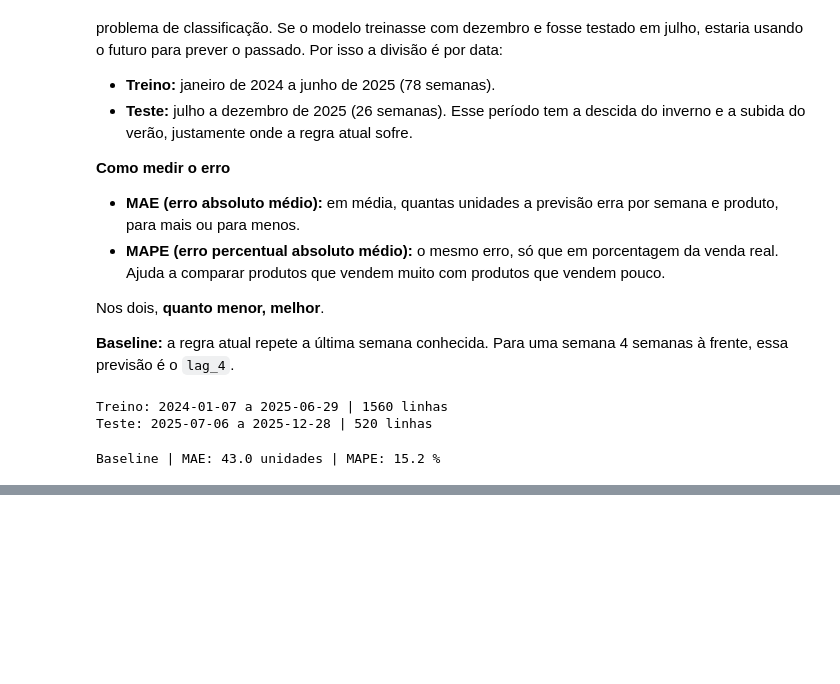
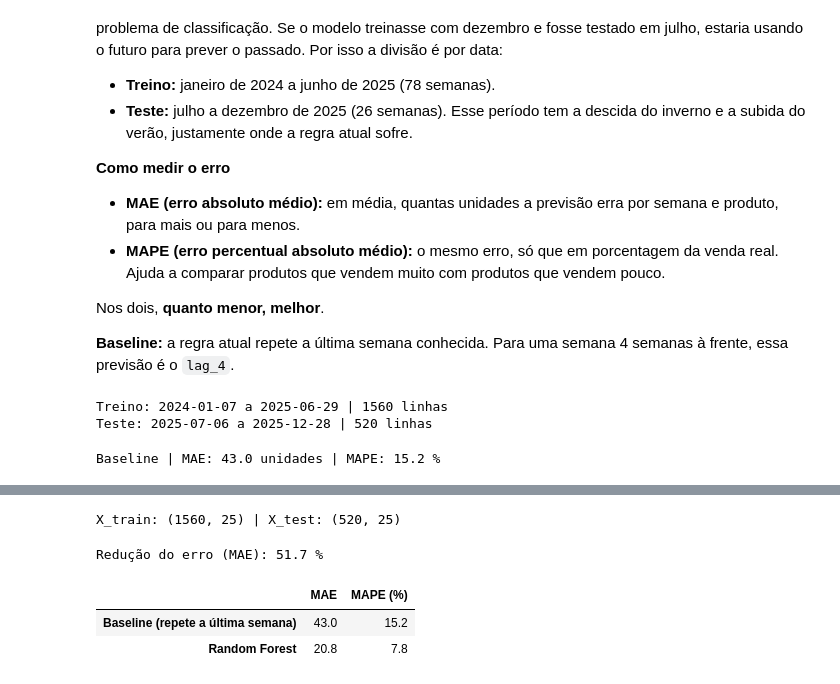
Before and after one commit to ricardo-paganini/pharmacy-demand-forecast, a Jupyter notebook: pharmacy_demand_forecast.ipynb, the cells around one changed output, grey strips where cells are left out. Drawn from its saved outputs; the diff is of its cells as text; code cells hidden in the pictures; blank space fills up the shorter version.

Commit message:
Add Random Forest model and comparison with baseline

```diff
--- a/pharmacy_demand_forecast.ipynb
+++ b/pharmacy_demand_forecast.ipynb
@@ -761,0 +769,31 @@ Baseline | MAE: 43.0 unidades | MAPE: 15.2 %
+# %%
+features = ['lag_4', 'mean_4_to_7', 'lag_52', 'promo_days', 'holiday_days', 'week_of_year', 'product_id']
+
+X_train = pd.get_dummies(train[features], columns=['product_id'], drop_first=True)
+X_test = pd.get_dummies(test[features], columns=['product_id'], drop_first=True)
+y_train = train['units_sold']
+y_test = test['units_sold']
+
+print('X_train:', X_train.shape, '| X_test:', X_test.shape)
+# %% [output]
+X_train: (1560, 25) | X_test: (520, 25)
+# %%
+model = RandomForestRegressor(n_estimators=100, max_depth=10, random_state=42)
+model.fit(X_train, y_train)
+
+test_pred = model.predict(X_test)
+model_mae = mean_absolute_error(y_test, test_pred)
+model_mape = mean_absolute_percentage_error(y_test, test_pred) * 100
+# %%
+results = pd.DataFrame({
+    'MAE': [baseline_mae, model_mae],
+    'MAPE (%)': [baseline_mape, model_mape],
+}, index=['Baseline (repete a última semana)', 'Random Forest']).round(1)
+
+print('Redução do erro (MAE):', round((1 - model_mae / baseline_mae) * 100, 1), '%')
+results
+# %% [output]
+Redução do erro (MAE): 51.7 %
+|  | MAE | MAPE (%) |
+| Baseline (repete a última semana) | 43.0 | 15.2 |
+| Random Forest | 20.8 | 7.8 |
```
Also changed, not shown: parts of 2 cells of this notebook.
